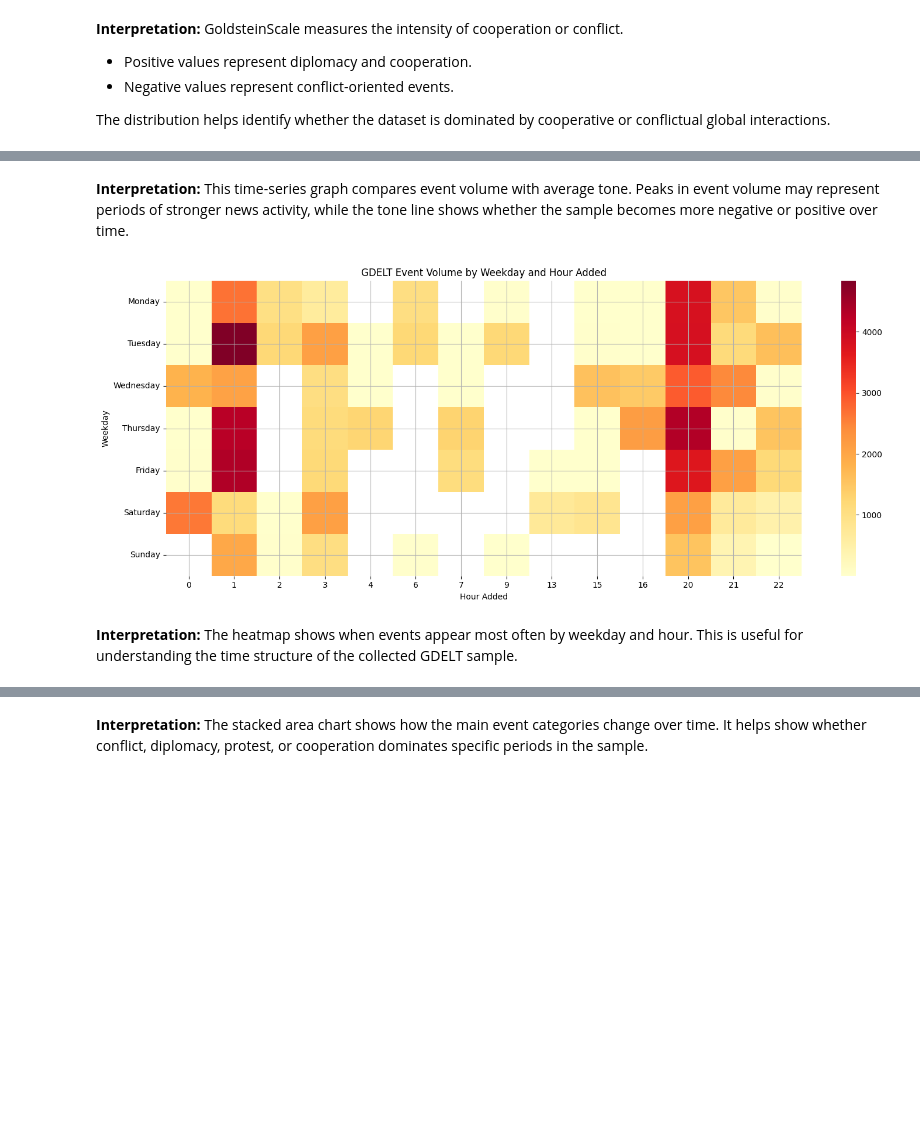
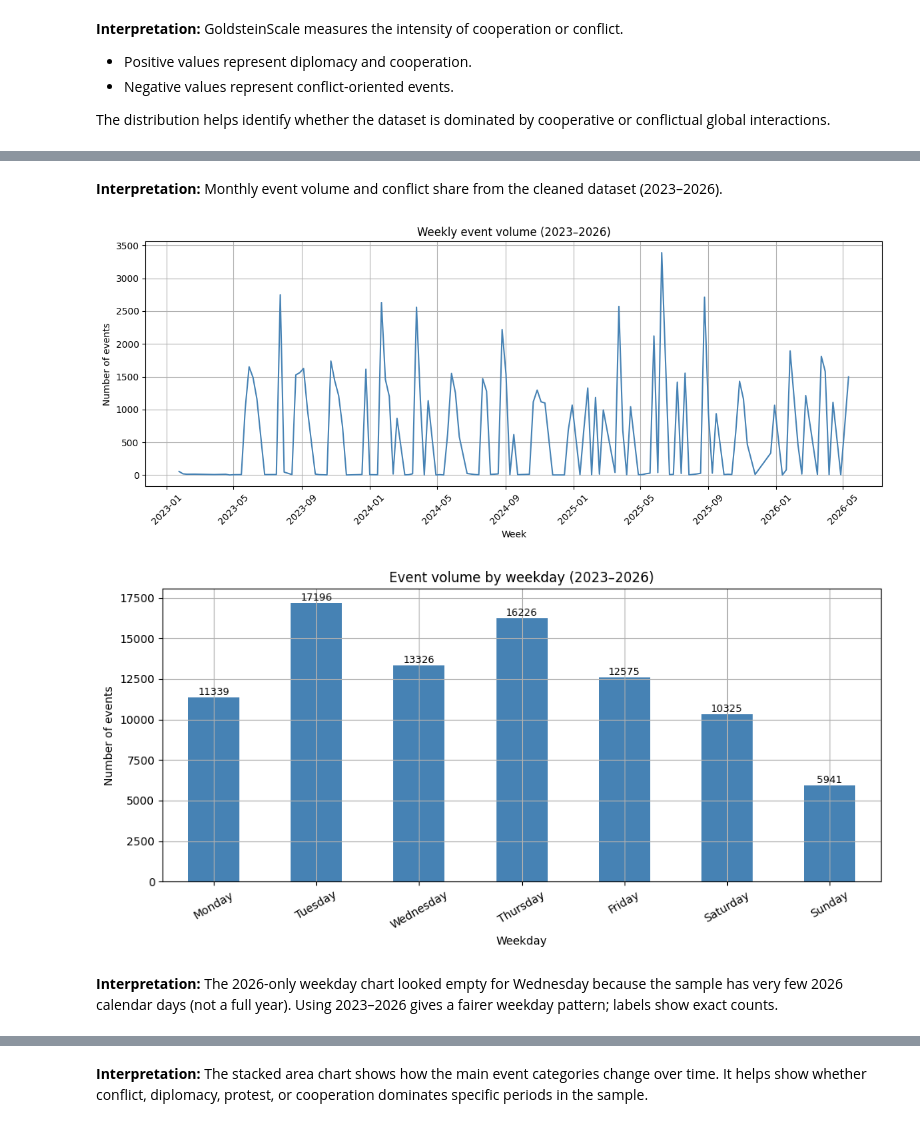
Before and after one commit to Beltinaa/world_mood_map_notebook, a Jupyter notebook: world_mood_map_notebook.ipynb, the cells around one changed output, grey strips where cells are left out. Drawn from its saved outputs; the diff is of its cells as text; code cells hidden in the pictures; blank space fills up the shorter version.

Commit message:
Dataset+Pyetja4

```diff
--- a/world_mood_map_notebook.ipynb
+++ b/world_mood_map_notebook.ipynb
@@ -79,6 +78,9 @@ TARGET_COUNTRIES = None
 # Minimum rows expected for the project.
 MIN_ROWS_REQUIRED = 5000
 
+EVENT_YEAR_MIN = 2023
+EVENT_YEAR_MAX = 2026
+
 # Folder to store downloaded files
 DATA_DIR = Path("gdelt_data")
 DATA_DIR.mkdir(exist_ok=True)
@@ -362,6 +364,15 @@ for col in numeric_cols:
 # Drop rows with missing essential analysis variables
 essential_cols = ["event_date", "QuadClass", "GoldsteinScale", "NumMentions", "NumSources", "AvgTone"]
 df = df.dropna(subset=essential_cols)
+
+df["Year"] = pd.to_numeric(df["Year"], errors="coerce")
+timeline_mask = (
+    df["event_date"].dt.year.between(EVENT_YEAR_MIN, EVENT_YEAR_MAX)
+    & df["Year"].between(EVENT_YEAR_MIN, EVENT_YEAR_MAX)
+)
+dropped = (~timeline_mask).sum()
+df = df.loc[timeline_mask].copy()
+print(f"Timeline filter {EVENT_YEAR_MIN}-{EVENT_YEAR_MAX}: dropped {dropped:,}, kept {len(df):,} rows")
 
 # Optional country filtering
 if TARGET_COUNTRIES is not None:
@@ -1060,31 +1056,39 @@ plt.show()
 # %% [markdown]
-**Interpretation:** This time-series graph compares event volume with average tone. Peaks in event volume may represent periods of stronger news activity, while the tone line shows whether the sample becomes more negative or positive over time.
+**Interpretation:** Monthly event volume and conflict share from the cleaned dataset (2023–2026).
 # %%
-# ============================================================
-# Cell 22: Heatmap — events by weekday and hour
-# ============================================================
+plt.figure(figsize=(12, 5))
+plt.plot(weekly["week_start"], weekly["events"], color="steelblue")
+plt.title("Weekly event volume (2023–2026)")
+plt.xlabel("Week")
+plt.ylabel("Number of events")
+plt.xticks(rotation=45)
+plt.tight_layout()
+plt.show()
 
-hour_weekday = (
-    df.dropna(subset=["hour_added", "weekday"])
-      .groupby(["weekday", "hour_added"])
+weekday_order = [
+    "Monday", "Tuesday", "Wednesday", "Thursday",
+    "Friday", "Saturday", "Sunday"
+]
+
+weekday_counts = (
+    df.assign(weekday_name=df["event_date"].dt.day_name())
+      .groupby("weekday_name")
       .size()
-      .reset_index(name="events")
+      .reindex(weekday_order, fill_value=0)
 )
 
-weekday_order = ["Monday", "Tuesday", "Wednesday", "Thursday", "Friday", "Saturday", "Sunday"]
-
-hour_pivot = hour_weekday.pivot(index="weekday", columns="hour_added", values="events")
-hour_pivot = hour_pivot.reindex(weekday_order)
-
-plt.figure(figsize=(15, 6))
-sns.heatmap(hour_pivot, cmap="YlOrRd")
-plt.title("GDELT Event Volume by Weekday and Hour Added")
-plt.xlabel("Hour Added")
-plt.ylabel("Weekday")
+ax = weekday_counts.plot(kind="bar", color="steelblue", figsize=(10, 5))
+plt.title("Event volume by weekday (2023–2026)")
+plt.xlabel("Weekday")
+plt.ylabel("Number of events")
+plt.xticks(rotation=30)
+for i, value in enumerate(weekday_counts):
+    ax.text(i, value, int(value), ha="center", va="bottom", fontsize=9)
 plt.tight_layout()
 plt.show()
 # %% [output]
-[figure, old version]
+[figure, new version]
+[figure, added]
 # %% [markdown]
-**Interpretation:** The heatmap shows when events appear most often by weekday and hour. This is useful for understanding the time structure of the collected GDELT sample.
+**Interpretation:** The 2026-only weekday chart looked empty for Wednesday because the sample has very few 2026 calendar days (not a full year). Using 2023–2026 gives a fairer weekday pattern; labels show exact counts.
 # %%
```
Also changed, not shown: parts of 31 cells of this notebook, 16 other files.
